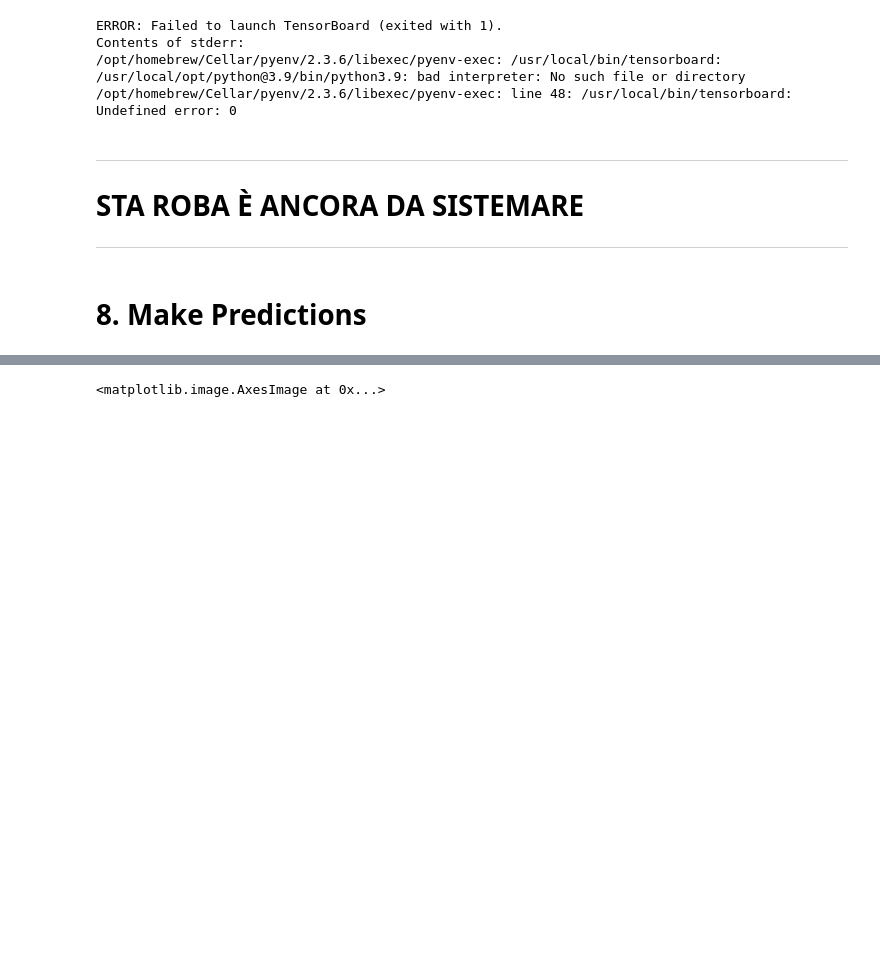
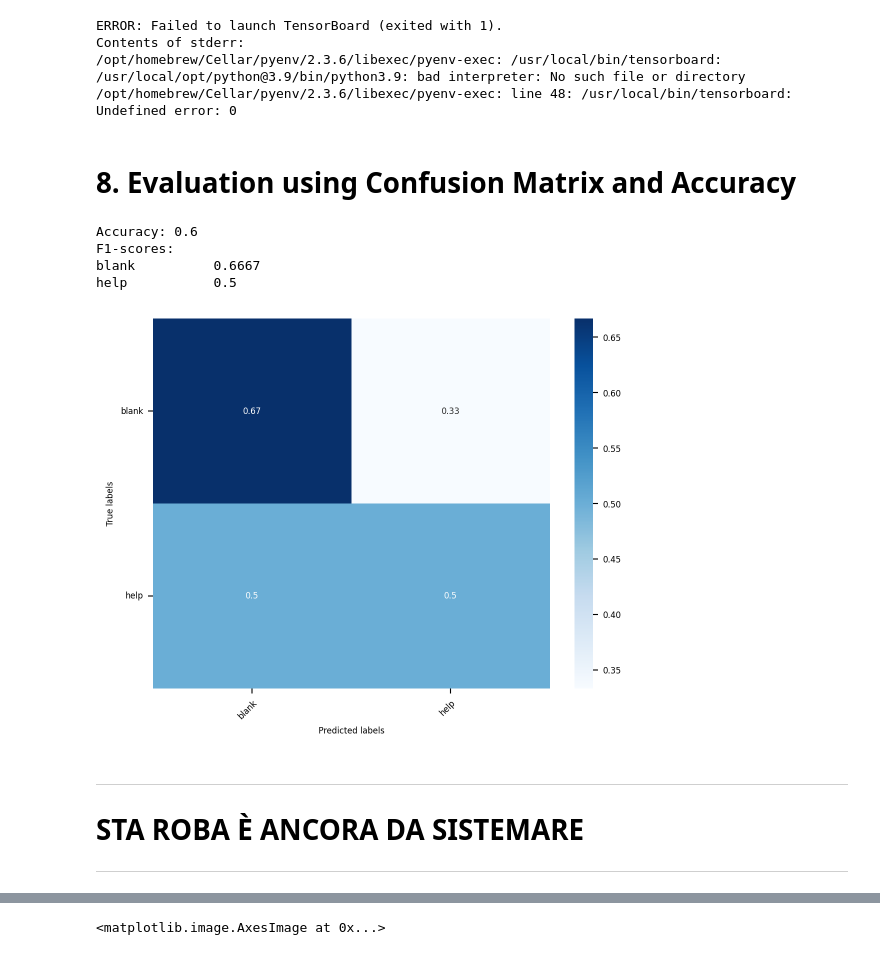
Before and after one commit to S2CITIES/S2CITIES-AI, a Jupyter notebook: notebooks/Help_Detection.ipynb, the cells around one changed output, grey strips where cells are left out. Saved outputs shown, nothing was run; the diff lists cells and outputs as text; code cells hidden in the pictures; blank space fills up the shorter version.

```diff
--- a/notebooks/Help_Detection.ipynb
+++ b/notebooks/Help_Detection.ipynb
@@ -426,19 +426,6 @@ from tensorflow.keras.utils import to_categorical
 
 from keras.layers import LSTM, Dense
 from keras.callbacks import TensorBoard, EarlyStopping
-# %%
-# ESEGUI CELLE GIA' RUNNATE DOPO SWITCH ENV
-
-NUM_FEATURES_PER_FRAME = 63
-
-# Number of frames per sample
-NUM_FRAMES = 60 # about 2 seconds
-
-DATA_PATH = Path() / 'dataset'
-DATA_PATH.mkdir(parents=True, exist_ok=True)
-
-actions = np.array(['blank', 'help'])
-NUM_OUTPUTS = actions.shape[0]
 # %%
 label_map = {label:num for num, label in enumerate(actions)}
 label_map
@@ -609,3 +604,5 @@ ERROR: Failed to launch TensorBoard (exited with 1).
 Contents of stderr:
 /opt/homebrew/Cellar/pyenv/2.3.6/libexec/pyenv-exec: /usr/local/bin/tensorboard: /usr/local/opt/python@3.9/bin/python3.9: bad interpreter: No such file or directory
 /opt/homebrew/Cellar/pyenv/2.3.6/libexec/pyenv-exec: line 48: /usr/local/bin/tensorboard: Undefined error: 0
+# %% [markdown]
+# 8. Evaluation using Confusion Matrix and Accuracy
@@ -612,6 +615,57 @@ Contents of stderr:
+# %%
+def evaluate_model(model, eval_data, eval_y_true, normalized=True, sig_fig=4, save=False, filename='confusion'):
+
+    # get the predictions
+    eval_y_pred = np.argmax(model.predict(eval_data, verbose=0), axis=-1)
+    eval_y_true = np.argmax(eval_y_true, axis=-1)
+
+    # compute the confusion matrix
+    cm = confusion_matrix(eval_y_true, eval_y_pred)
+
+    # normalize if needed
+    if normalized:
+        cm = cm.astype('float') / cm.sum(axis=1)[:, np.newaxis]
+
+    # compute classification metrics
+    accuracy = accuracy_score(eval_y_true, eval_y_pred)
+    f1 = f1_score(eval_y_true, eval_y_pred, average=None)
+    print('Accuracy:', np.round(accuracy, sig_fig))
+    print('F1-scores:')
+    for i,label in enumerate(actions):
+        print(f'{label:<14} {np.round(f1[i], sig_fig)}')
+
+    plt.rc('font', size=6)
+
+    ax = plt.subplot()
+
+    sns.heatmap(cm, cmap='Blues', annot=True)  # annot=True to annotate cells, fmt='g' to disable scientific notation
+
+    # labels, title and ticks
+    ax.set_xlabel('Predicted labels')
+    ax.set_ylabel('True labels')
+    #ax.set_title('Confusion Matrix')
+    ax.xaxis.set_ticklabels(actions)
+    ax.yaxis.set_ticklabels(actions)
+
+
+    # Rotate the tick labels and set their alignment.
+    plt.setp(ax.get_xticklabels(), rotation=45, ha='right', rotation_mode='anchor')
+    plt.setp(ax.get_yticklabels(), rotation=0, ha='right', rotation_mode='anchor')
+
+    #if save:
+    #    filename = filename + '.pdf'
+    #    plt.savefig(str(REPORT_DIR / filename), bbox_inches='tight')
+
+    plt.show()
+
+evaluate_model(model,X_val,y_val)
+# %% [output]
+Accuracy: 0.6
+F1-scores:
+blank          0.6667
+help           0.5
+[figure, added]
 # %% [markdown]
 ---
 # STA ROBA È ANCORA DA SISTEMARE
 ---
-# %% [markdown]
-# 8. Make Predictions
```
Also changed, not shown: parts of 17 cells of this notebook.
